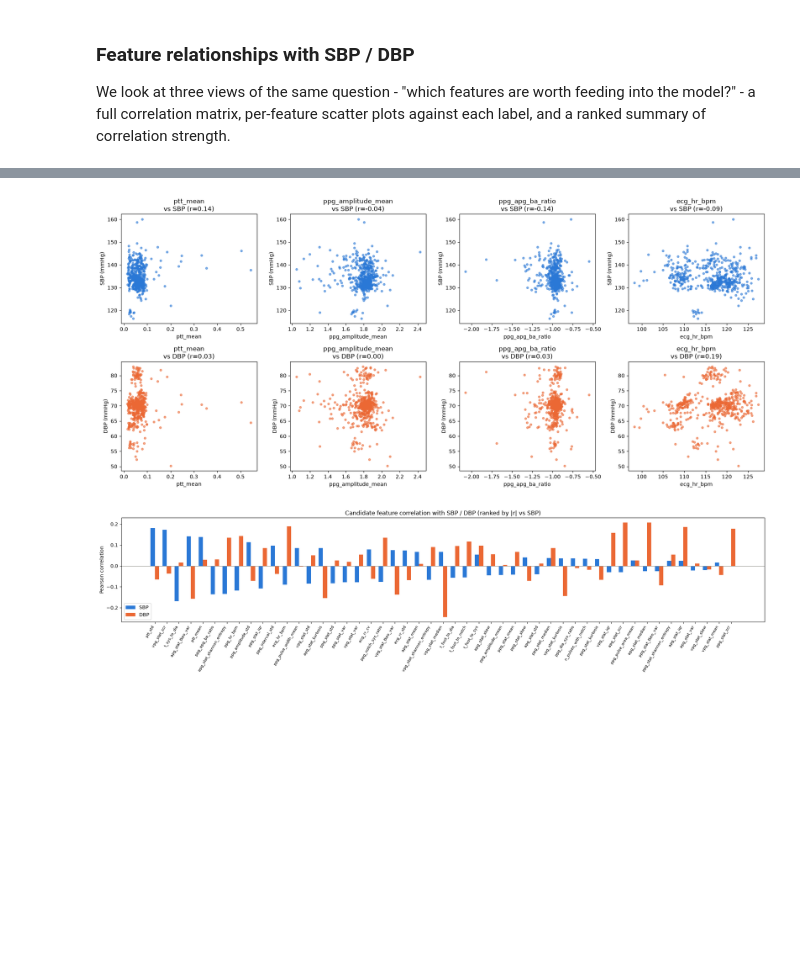
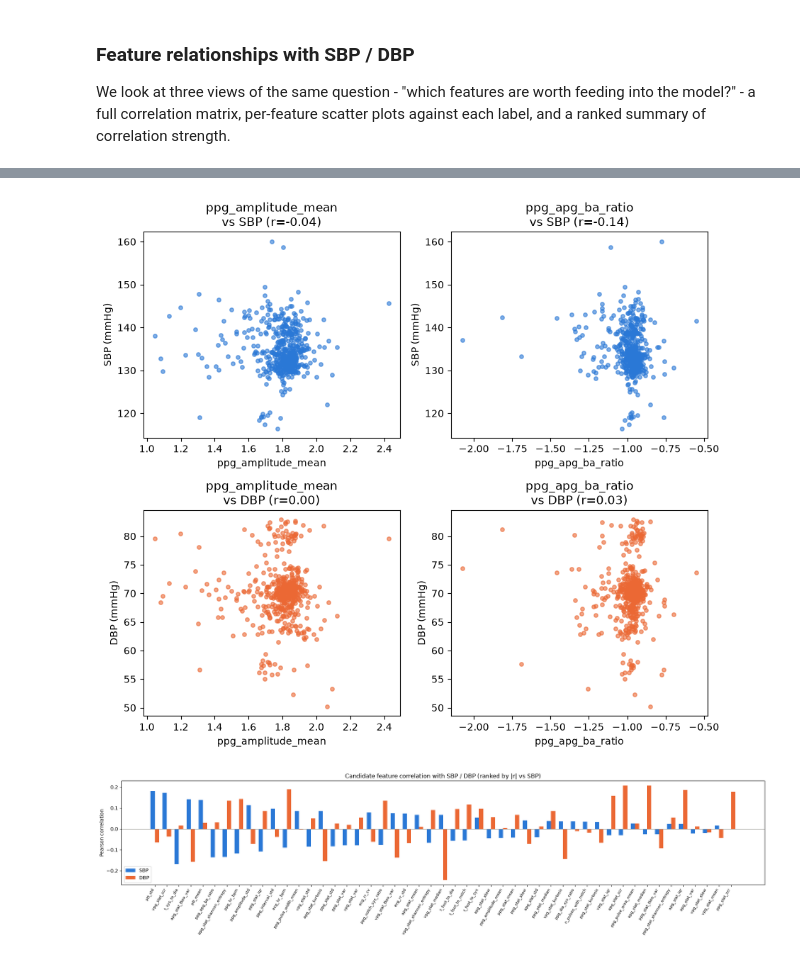
Before and after one commit to Break-Through-Tech/Microsoft-1C-educational-blood-pressure-estimation, a Jupyter notebook: notebooks/data_exploration.ipynb, the cells around one changed output, grey strips where cells are left out. Cells and saved outputs as stored; diff of their text form; code cells hidden in the pictures; blank space fills up the shorter version.

```diff
--- a/notebooks/data_exploration.ipynb
+++ b/notebooks/data_exploration.ipynb
@@ -503,29 +546,29 @@ plt.show()
 # %%
 # SBP consistently in blue, DBP in orange across every panel below (fixed category order)
 SBP_COLOR = '#2a78d6'
 DBP_COLOR = '#eb6834'
 
-candidate_features = ['ptt_mean', 'ppg_amplitude_mean', 'ppg_apg_ba_ratio', 'ecg_hr_bpm']
+candidate_features = ['ppg_amplitude_mean', 'ppg_apg_ba_ratio']
 
 fig, axes = plt.subplots(2, len(candidate_features), figsize=(4.5 * len(candidate_features), 8))
 
 for col, feat in enumerate(candidate_features):
     r_sbp = features_df[feat].corr(features_df['sbp'])
     axes[0, col].scatter(features_df[feat], features_df['sbp'], s=15, alpha=0.6, color=SBP_COLOR)
     axes[0, col].set_title(f'{feat}\nvs SBP (r={r_sbp:.2f})')
     axes[0, col].set_xlabel(feat)
     axes[0, col].set_ylabel('SBP (mmHg)')
 
     r_dbp = features_df[feat].corr(features_df['dbp'])
     axes[1, col].scatter(features_df[feat], features_df['dbp'], s=15, alpha=0.6, color=DBP_COLOR)
     axes[1, col].set_title(f'{feat}\nvs DBP (r={r_dbp:.2f})')
     axes[1, col].set_xlabel(feat)
     axes[1, col].set_ylabel('DBP (mmHg)')
 
 plt.tight_layout()
 plt.show()
 # %% [output]
-[figure, old version]
+[figure, new version]
 # %%
 feature_cols = [c for c in features_df.columns if c not in ('sbp', 'dbp')]
 corr_sbp = features_df[feature_cols].corrwith(features_df['sbp'])
```
Also changed, not shown: parts of 6 cells of this notebook.
